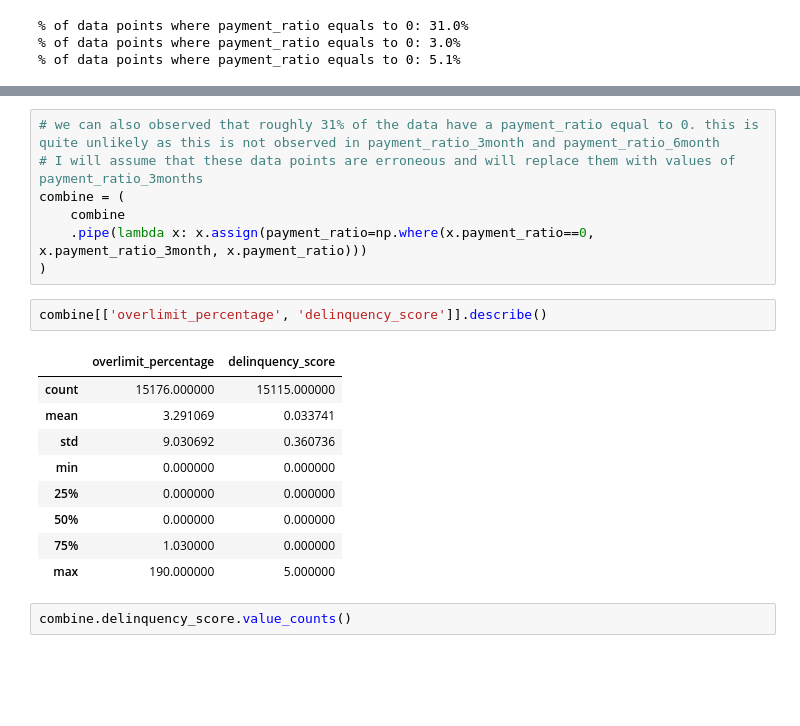
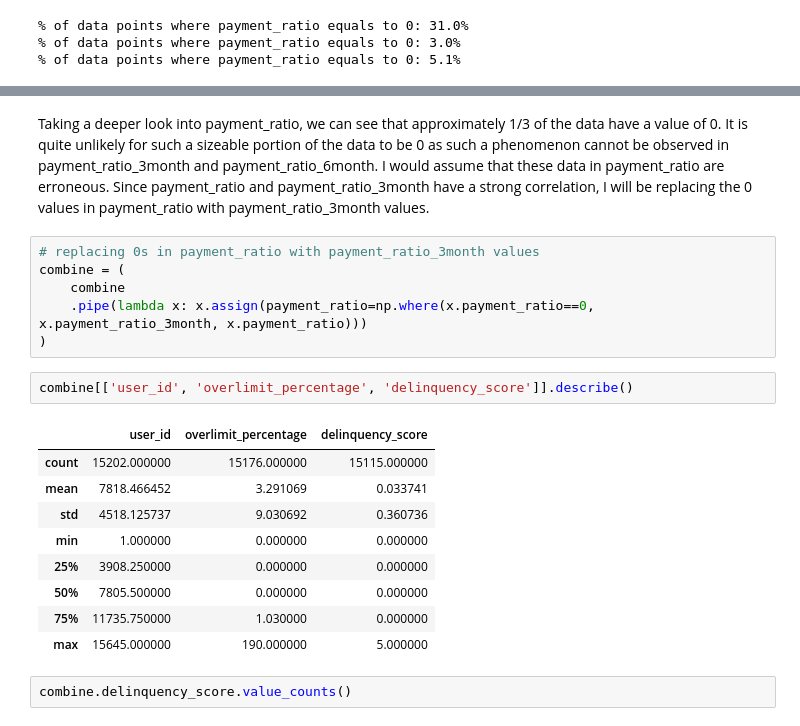
Before and after one commit to ttimong/projects, a Jupyter notebook: gofin/assignment2-3-4.ipynb, the cells around one changed output, grey strips where cells are left out. Cells and saved outputs as stored; diff of their text form; blank space fills up the shorter version.

```diff
--- a/gofin/assignment2-3-4.ipynb
+++ b/gofin/assignment2-3-4.ipynb
@@ -244,22 +229,23 @@ print("% of data points where payment_ratio equals to 0: " + str(round(len(combi
+# %% [markdown]
+Taking a deeper look into payment_ratio, we can see that approximately 1/3 of the data have a value of 0. It is quite unlikely for such a sizeable portion of the data to be 0 as such a phenomenon cannot be observed in payment_ratio_3month and payment_ratio_6month. I would assume that these data in payment_ratio are erroneous. Since payment_ratio and payment_ratio_3month have a strong correlation, I will be replacing the 0 values in payment_ratio with payment_ratio_3month values.
 # %%
-# we can also observed that roughly 31% of the data have a payment_ratio equal to 0. this is quite unlikely as this is not observed in payment_ratio_3month and payment_ratio_6month
-# I will assume that these data points are erroneous and will replace them with values of payment_ratio_3months
+# replacing 0s in payment_ratio with payment_ratio_3month values
 combine = (
     combine
     .pipe(lambda x: x.assign(payment_ratio=np.where(x.payment_ratio==0, x.payment_ratio_3month, x.payment_ratio)))
 )
 # %%
-combine[['overlimit_percentage', 'delinquency_score']].describe()
+combine[['user_id', 'overlimit_percentage', 'delinquency_score']].describe()
 # %% [output]
-|  | overlimit_percentage | delinquency_score |
-| count | 15176.000000 | 15115.000000 |
-| mean | 3.291069 | 0.033741 |
-| std | 9.030692 | 0.360736 |
-| min | 0.000000 | 0.000000 |
-| 25% | 0.000000 | 0.000000 |
-| 50% | 0.000000 | 0.000000 |
-| 75% | 1.030000 | 0.000000 |
-| max | 190.000000 | 5.000000 |
+|  | user_id | overlimit_percentage | delinquency_score |
+| count | 15202.000000 | 15176.000000 | 15115.000000 |
+| mean | 7818.466452 | 3.291069 | 0.033741 |
+| std | 4518.125737 | 9.030692 | 0.360736 |
+| min | 1.000000 | 0.000000 | 0.000000 |
+| 25% | 3908.250000 | 0.000000 | 0.000000 |
+| 50% | 7805.500000 | 0.000000 | 0.000000 |
+| 75% | 11735.750000 | 1.030000 | 0.000000 |
+| max | 15645.000000 | 190.000000 | 5.000000 |
 # %%
 combine.delinquency_score.value_counts()
 # %% [output]
```
Also changed, not shown: parts of 102 cells of this notebook, 5 other files.
